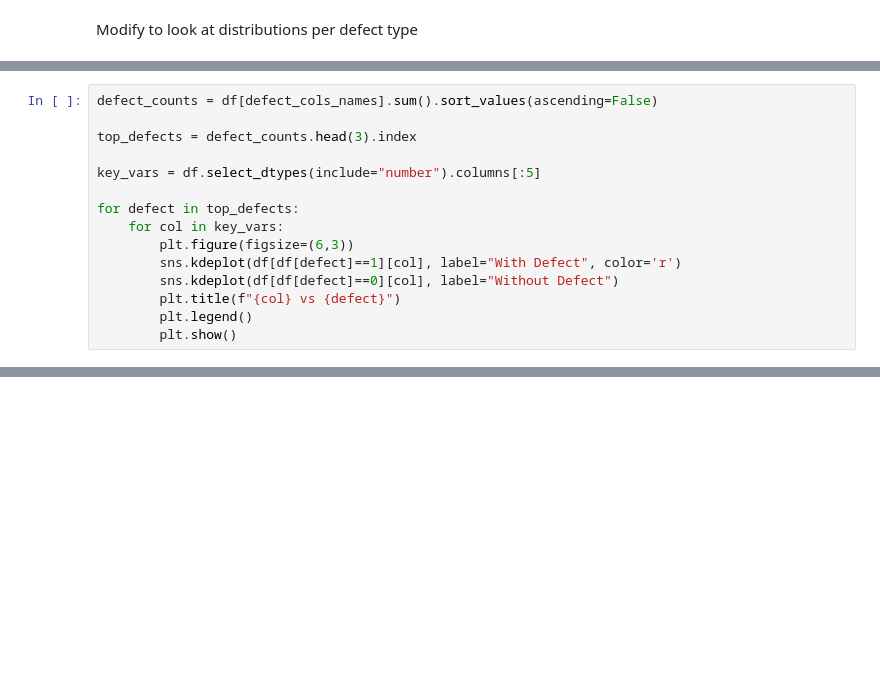
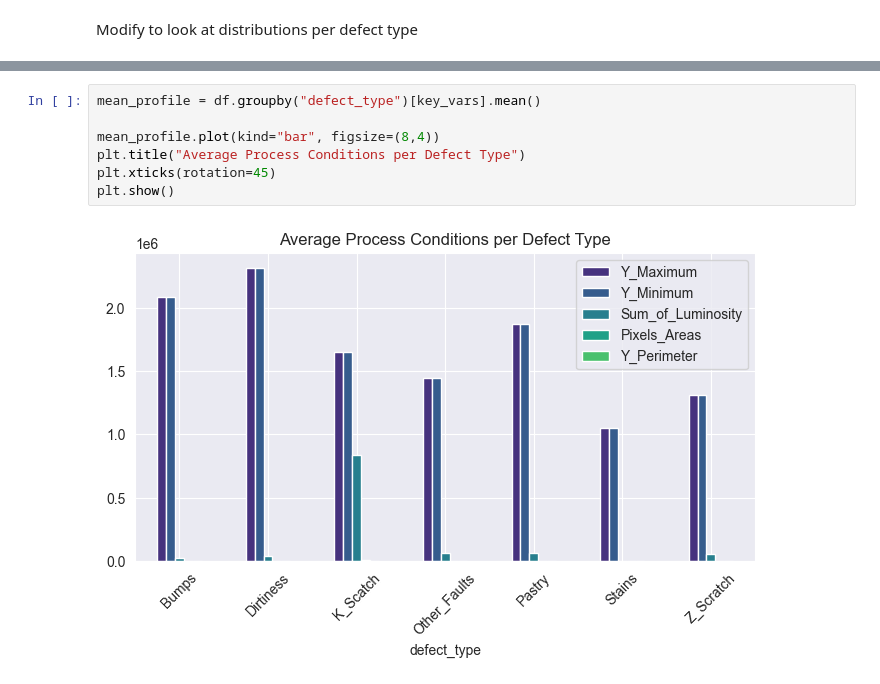
Before and after one commit to Nemos23/Ceramic-defect-analysis-OJCB, a Jupyter notebook: 01_exploratory_analysis.ipynb, the cells around one changed output, grey strips where cells are left out. Cells and saved outputs as stored; diff of their text form; blank space fills up the shorter version.

```diff
--- a/01_exploratory_analysis.ipynb
+++ b/01_exploratory_analysis.ipynb
@@ -123,15 +151,0 @@ plt.show()
-# %%
-defect_counts = df[defect_cols_names].sum().sort_values(ascending=False)
-
-top_defects = defect_counts.head(3).index
-
-key_vars = df.select_dtypes(include="number").columns[:5]
-
-for defect in top_defects:
-    for col in key_vars:
-        plt.figure(figsize=(6,3))
-        sns.kdeplot(df[df[defect]==1][col], label="With Defect", color='r')
-        sns.kdeplot(df[df[defect]==0][col], label="Without Defect")
-        plt.title(f"{col} vs {defect}")
-        plt.legend()
-        plt.show()
@@ -177,0 +303,9 @@ plt.show()
+# %%
+mean_profile = df.groupby("defect_type")[key_vars].mean()
+
+mean_profile.plot(kind="bar", figsize=(8,4))
+plt.title("Average Process Conditions per Defect Type")
+plt.xticks(rotation=45)
+plt.show()
+# %% [output]
+[figure, added]
```
Also changed, not shown: parts of 26 cells of this notebook.
